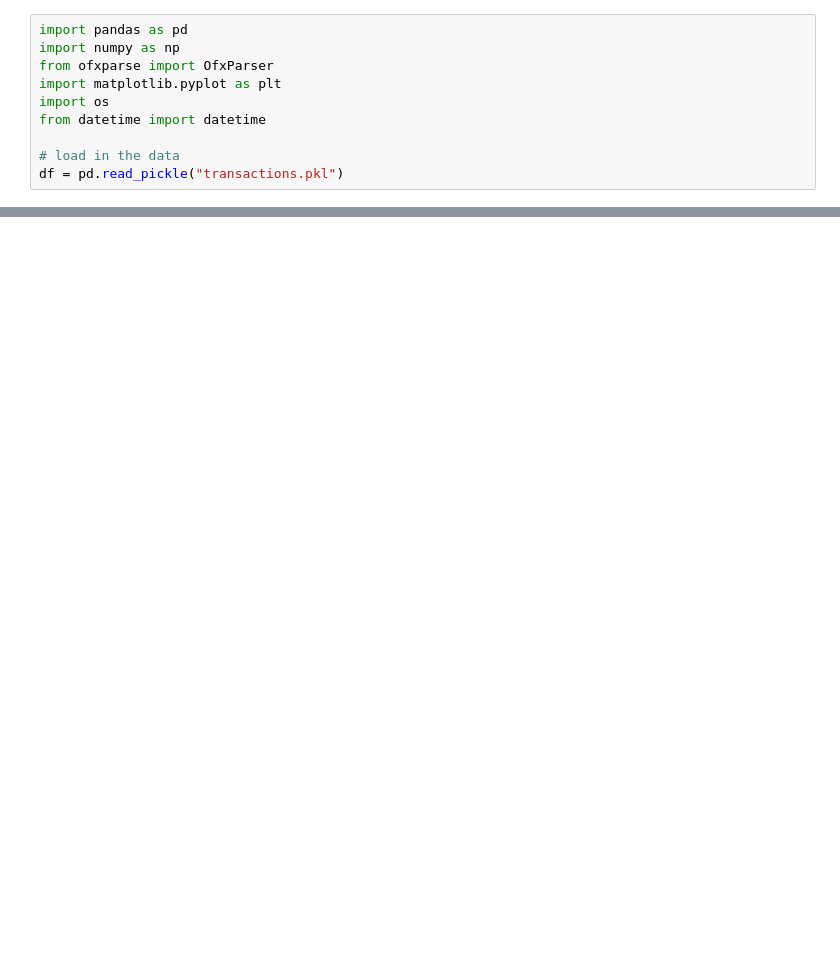
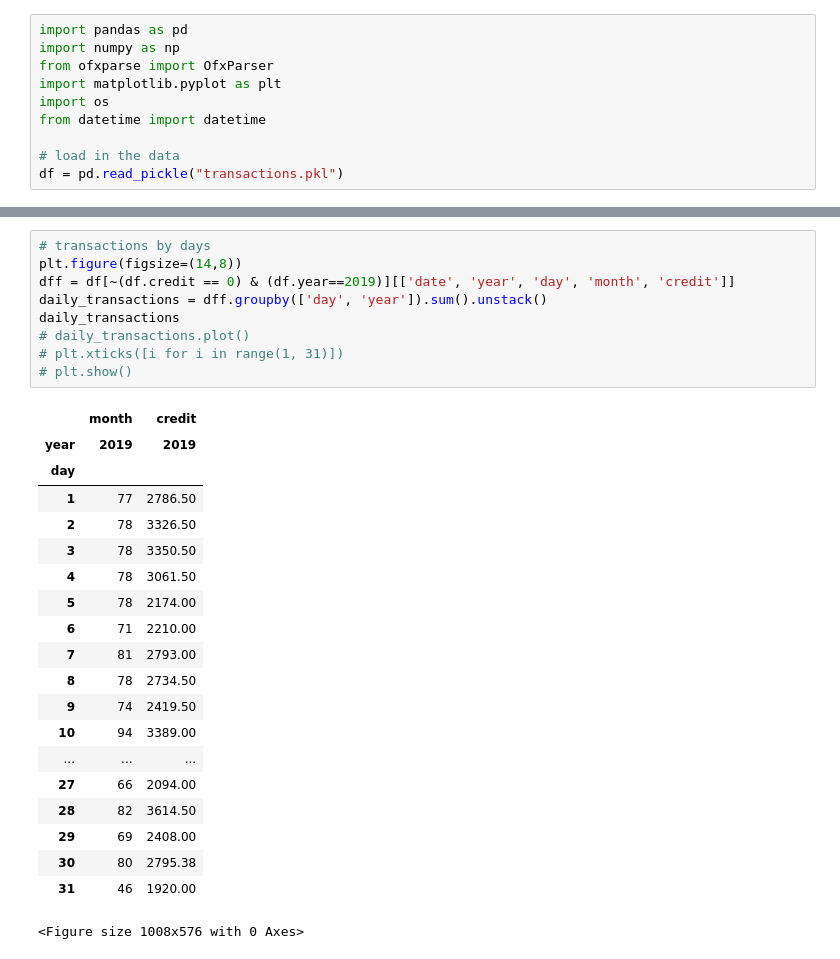
Before and after one commit to DanielFarahani/covid_business_impact, a Jupyter notebook: analysis.ipynb, the cells around one changed output, grey strips where cells are left out. Cells and saved outputs as stored; diff of their text form; blank space fills up the shorter version.

```diff
--- a/analysis.ipynb
+++ b/analysis.ipynb
@@ -23,0 +35,30 @@ plt.show()
+# %%
+# transactions by days
+plt.figure(figsize=(14,8))
+dff = df[~(df.credit == 0) & (df.year==2019)][['date', 'year', 'day', 'month', 'credit']]
+daily_transactions = dff.groupby(['day', 'year']).sum().unstack()
+daily_transactions
+# daily_transactions.plot()
+# plt.xticks([i for i in range(1, 31)])
+# plt.show()
+# %% [output]
+|  | month | credit |
+| year | 2019 | 2019 |
+| day |  |  |
+| 1 | 77 | 2786.50 |
+| 2 | 78 | 3326.50 |
+| 3 | 78 | 3350.50 |
+| 4 | 78 | 3061.50 |
+| 5 | 78 | 2174.00 |
+| 6 | 71 | 2210.00 |
+| 7 | 81 | 2793.00 |
+| 8 | 78 | 2734.50 |
+| 9 | 74 | 2419.50 |
+| 10 | 94 | 3389.00 |
+| ... | ... | ... |
+| 27 | 66 | 2094.00 |
+| 28 | 82 | 3614.50 |
+| 29 | 69 | 2408.00 |
+| 30 | 80 | 2795.38 |
+| 31 | 46 | 1920.00 |
+<Figure size 1008x576 with 0 Axes>
```
Also changed, not shown: parts of 4 cells of this notebook, 1 other file.
